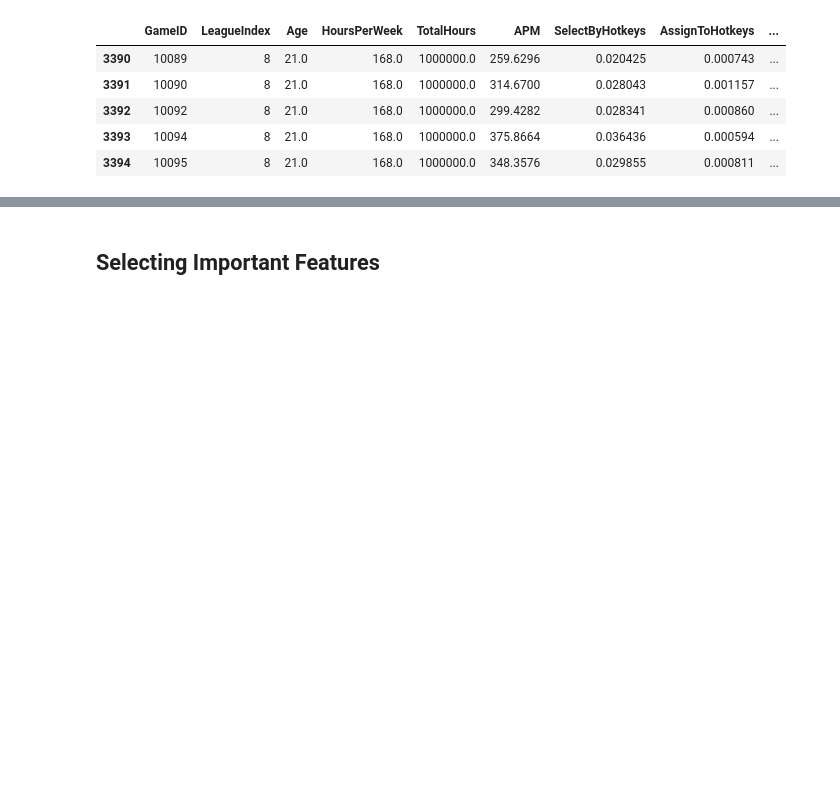
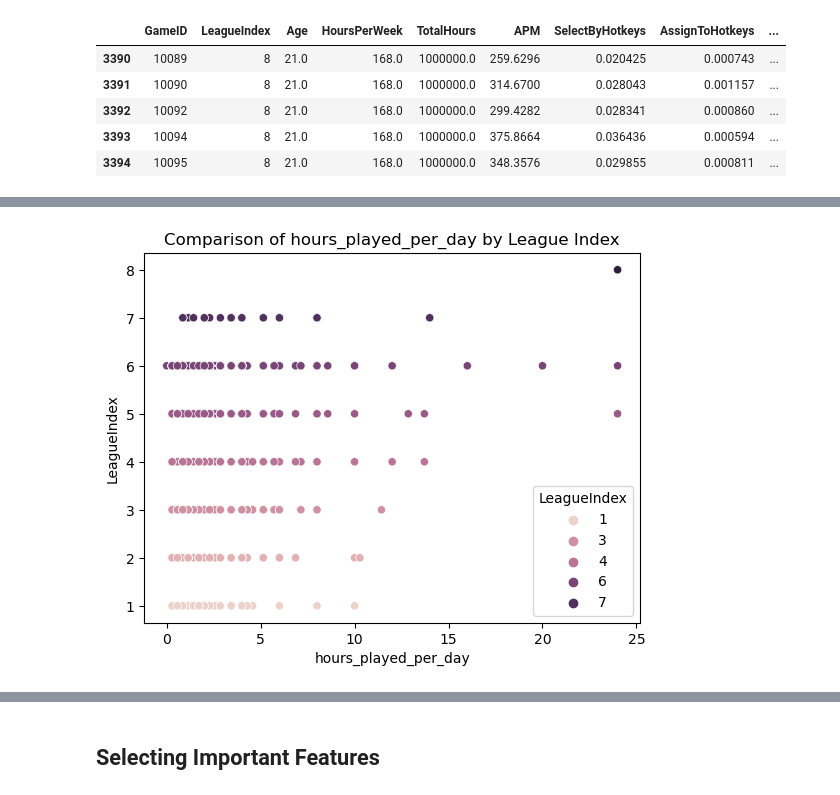
Before and after one commit to gdalvi94/Starcraft_Rank_Prediction, a Jupyter notebook: Gayatri_Dalvi(Assessment).ipynb, the cells around one changed output, grey strips where cells are left out. Cells and saved outputs as stored; diff of their text form; code cells hidden in the pictures; blank space fills up the shorter version.

```diff
--- a/Gayatri_Dalvi(Assessment).ipynb
+++ b/Gayatri_Dalvi(Assessment).ipynb
@@ -122,3 +144,15 @@ plt.show()
 data['hours_played_per_day'] = data['HoursPerWeek'] / 7
+# %%
+# Data visualization
+import seaborn as sns
+import matplotlib.pyplot as plt
+
+sns.scatterplot(x='hours_played_per_day', y='LeagueIndex', hue='LeagueIndex', data=data)
+plt.xlabel('hours_played_per_day')
+plt.ylabel('LeagueIndex')
+plt.title('Comparison of hours_played_per_day by League Index')
+plt.show()
+# %% [output]
+[figure, new version]
 # %%
 data['HotKeysUsage'] = (data['SelectByHotkeys'] + data['AssignToHotkeys'] + data['UniqueHotkeys']) * data['LeagueIndex']
```
Also changed, not shown: parts of 13 cells of this notebook, 1 other file.
